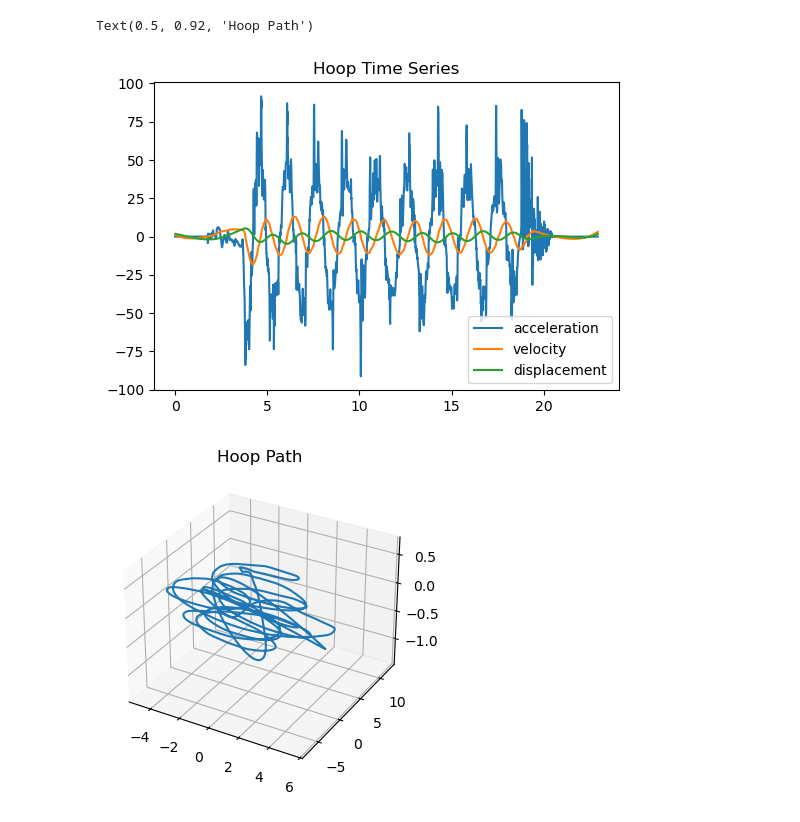
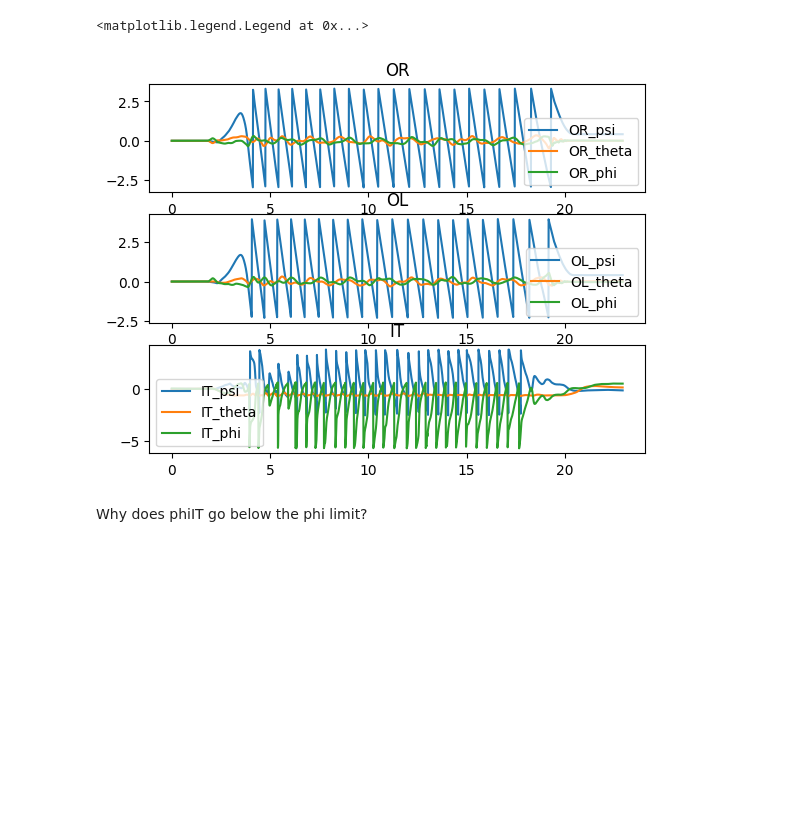
Before and after one commit to ThH00/biomechanics-hula-hoop, a Jupyter notebook: experiments/hip_experiment.ipynb, the cells around one changed output. Saved outputs shown, nothing was run; the diff lists cells and outputs as text; code cells hidden in the pictures; blank space fills up the shorter version.

```diff
--- a/experiments/hip_experiment.ipynb
+++ b/experiments/hip_experiment.ipynb
@@ -7,6 +8,7 @@ from scipy.integrate import cumulative_simpson as integrate
 # %%
-IN_DIR = Path("uploads/")
+IN_DIR = Path("uploads_new/")
 OUT_DIR = Path("out")
 
+# make the output directory if it does not exit
 if not OUT_DIR.exists():
     OUT_DIR.mkdir()
@@ -13,32 +24,48 @@ if not OUT_DIR.exists():
 # %%
+# Reading sensor data
+
 # OL: left side of hoop
 # OR: right side of hoop
 # IT: on hip, above hoop (on waist belt)
 # IB: on hip, below hoop (in pocket)
-hoop_file = list(IN_DIR.glob("OR_20250717_164035*.csv"))[0]
-hoop_data = load_movella(hoop_file, lead_time=4)
-time, accel_x, accel_y, accel_z, angle_x, angle_y, angle_z = hoop_data.T
+OL_hoop_file = list(IN_DIR.glob("OL_20250717_164035*.csv"))[0]
+OR_hoop_file = list(IN_DIR.glob("OR_20250717_164035*.csv"))[0]
+IT_hoop_file = list(IN_DIR.glob("IT_20250717_164035*.csv"))[0]
+# IB_hoop_file = list(IN_DIR.glob("IB_20250717_164035*.csv"))[0]
 
-veloc_x = detrend(time[1:], integrate(y=accel_x,x=time))
-veloc_y = detrend(time[1:], integrate(y=accel_y,x=time))
-veloc_z = detrend(time[1:], integrate(y=accel_z,x=time))
+OL_hoop_data = load_movella(OL_hoop_file, lead_time=4)
+OR_hoop_data = load_movella(OR_hoop_file, lead_time=4)
+IT_hoop_data = load_movella(IT_hoop_file, lead_time=4)
+# IB_hoop_data = load_movella(IB_hoop_file, lead_time=4)
 
-displ_x = detrend(time[2:], integrate(y=veloc_x,x=time[1:]))
-displ_y = detrend(time[2:], integrate(y=veloc_y,x=time[1:]))
-displ_z = detrend(time[2:], integrate(y=veloc_z,x=time[1:]))
-
-fig_ts, ax_ts = plt.subplots(figsize=(6,4))
-ax_ts.plot(time,accel_x,label='acceleration')
-ax_ts.plot(time[1:],veloc_x,label='velocity')
-ax_ts.plot(time[2:],displ_x,label='displacement')
-ax_ts.legend()
-ax_ts.set_title('Hoop Time Series')
-
-fig = plt.figure(figsize=(6,4))
-ax = fig.add_subplot(projection='3d')
-ax.plot(displ_x,displ_y,displ_z)
-ax.set_title('Hoop Path')
+time, OL_accel_x, OL_accel_y, OL_accel_z, OL_phi, OL_theta, OL_psi = OL_hoop_data.T
+_, OR_accel_x, OR_accel_y, OR_accel_z, OR_phi, OR_theta, OR_psi = OR_hoop_data.T
+_, IT_accel_x, IT_accel_y, IT_accel_z, IT_phi, IT_theta, IT_psi = IT_hoop_data.T
+# _, IB_accel_x, IB_accel_y, IB_accel_z, IB_phi, IB_theta, IB_psi = IB_hoop_data.T
-# %% [output]
-Text(0.5, 0.92, 'Hoop Path')
-[figure, removed]
-[figure, removed]
+# %%
+# Plotting raw euler angle data
+# re: raw euler
+fig_re, ax_re = plt.subplots(3)  # Creates a 3x1 grid of Axes
+
+ax_re[0].set_title('OR')
+ax_re[0].plot(time, OR_psi, label='OR_psi')
+ax_re[0].plot(time, OR_theta, label='OR_theta')
+ax_re[0].plot(time, OR_phi, label='OR_phi')
+ax_re[0].legend()
+
+ax_re[1].set_title('OL')
+ax_re[1].plot(time, OL_psi, label='OL_psi')
+ax_re[1].plot(time, OL_theta, label='OL_theta')
+ax_re[1].plot(time, OL_phi, label='OL_phi')
+ax_re[1].legend()
+
+ax_re[2].set_title('IT')
+ax_re[2].plot(time, IT_psi, label='IT_psi')
+ax_re[2].plot(time, IT_theta, label='IT_theta')
+ax_re[2].plot(time, IT_phi, label='IT_phi')
+ax_re[2].legend()
+# %% [output]
+<matplotlib.legend.Legend at 0x...>
+[figure, added]
+# %% [markdown]
+Why does phiIT go below the phi limit?
```
Also changed, not shown: parts of 16 cells of this notebook, 1 other file.
